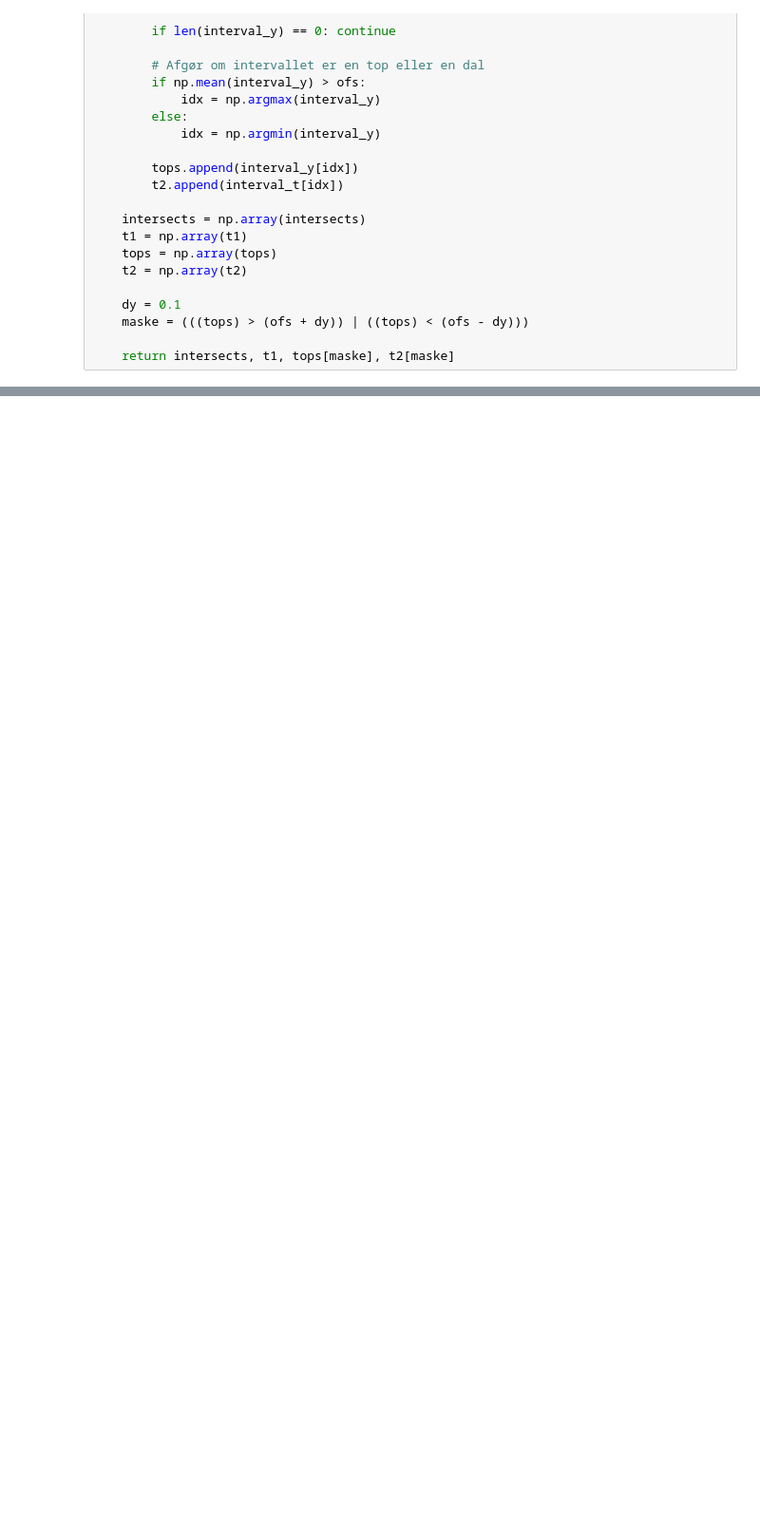
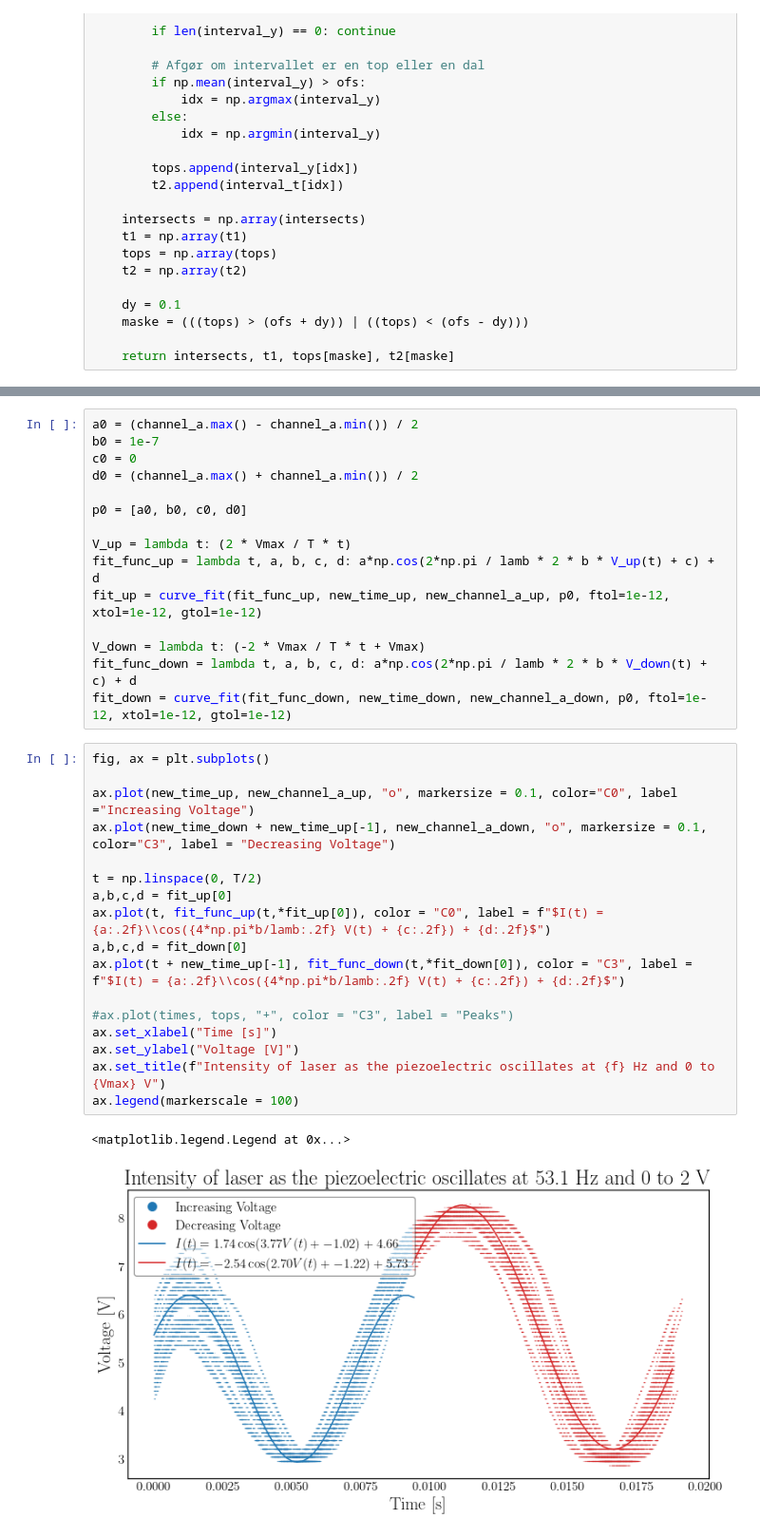
Before and after one commit to Emiliuhre/Labgruppe-Eksperimentiel-Fysik-2, a Jupyter notebook: Exercise 2/Databehandling/Databehandling.ipynb, the cells around one changed output, grey strips where cells are left out. Shown at 95% size. Saved outputs shown, nothing was run; the diff lists cells and outputs as text; blank space fills up the shorter version.

```diff
--- a/Exercise 2/Databehandling/Databehandling.ipynb
+++ b/Exercise 2/Databehandling/Databehandling.ipynb
@@ -141,0 +140,35 @@ ax.legend()
+# %%
+a0 = (channel_a.max() - channel_a.min()) / 2
+b0 = 1e-7
+c0 = 0
+d0 = (channel_a.max() + channel_a.min()) / 2
+
+p0 = [a0, b0, c0, d0]
+
+V_up = lambda t: (2 * Vmax / T * t)
+fit_func_up = lambda t, a, b, c, d: a*np.cos(2*np.pi / lamb * 2 * b * V_up(t) + c) + d
+fit_up = curve_fit(fit_func_up, new_time_up, new_channel_a_up, p0, ftol=1e-12, xtol=1e-12, gtol=1e-12)
+
+V_down = lambda t: (-2 * Vmax / T * t + Vmax)
+fit_func_down = lambda t, a, b, c, d: a*np.cos(2*np.pi / lamb * 2 * b * V_down(t) + c) + d
+fit_down = curve_fit(fit_func_down, new_time_down, new_channel_a_down, p0, ftol=1e-12, xtol=1e-12, gtol=1e-12)
+# %%
+fig, ax = plt.subplots()
+
+ax.plot(new_time_up, new_channel_a_up, "o", markersize = 0.1, color="C0", label ="Increasing Voltage")
+ax.plot(new_time_down + new_time_up[-1], new_channel_a_down, "o", markersize = 0.1, color="C3", label = "Decreasing Voltage")
+
+t = np.linspace(0, T/2)
+a,b,c,d = fit_up[0]
+ax.plot(t, fit_func_up(t,*fit_up[0]), color = "C0", label = f"$I(t) = {a:.2f}\\cos({4*np.pi*b/lamb:.2f} V(t) + {c:.2f}) + {d:.2f}$")
+a,b,c,d = fit_down[0]
+ax.plot(t + new_time_up[-1], fit_func_down(t,*fit_down[0]), color = "C3", label = f"$I(t) = {a:.2f}\\cos({4*np.pi*b/lamb:.2f} V(t) + {c:.2f}) + {d:.2f}$")
+
+#ax.plot(times, tops, "+", color = "C3", label = "Peaks")
+ax.set_xlabel("Time [s]")
+ax.set_ylabel("Voltage [V]")
+ax.set_title(f"Intensity of laser as the piezoelectric oscillates at {f} Hz and 0 to {Vmax} V")
+ax.legend(markerscale = 100)
+# %% [output]
+<matplotlib.legend.Legend at 0x...>
+[figure, added]
```
Also changed, not shown: parts of 9 cells of this notebook.
